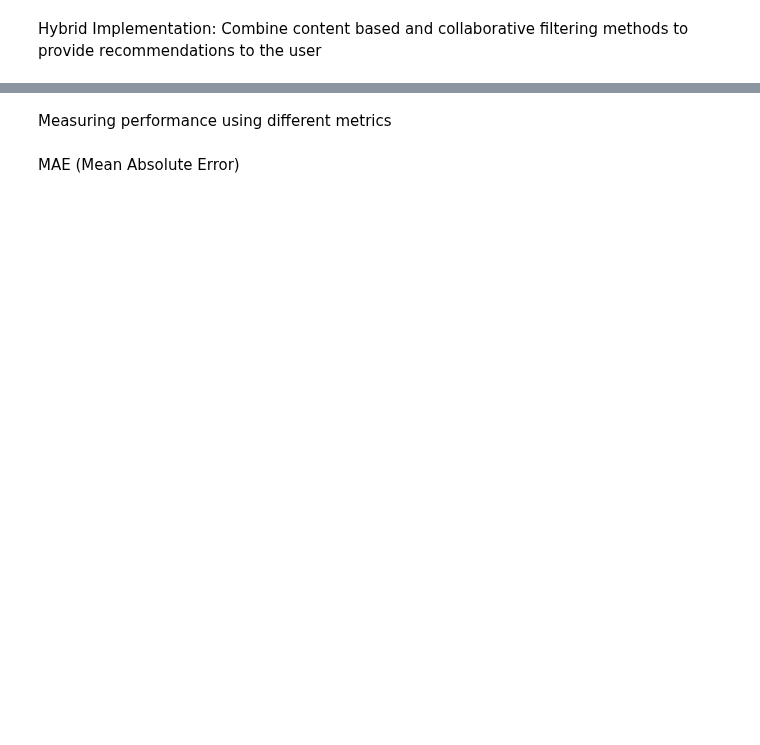
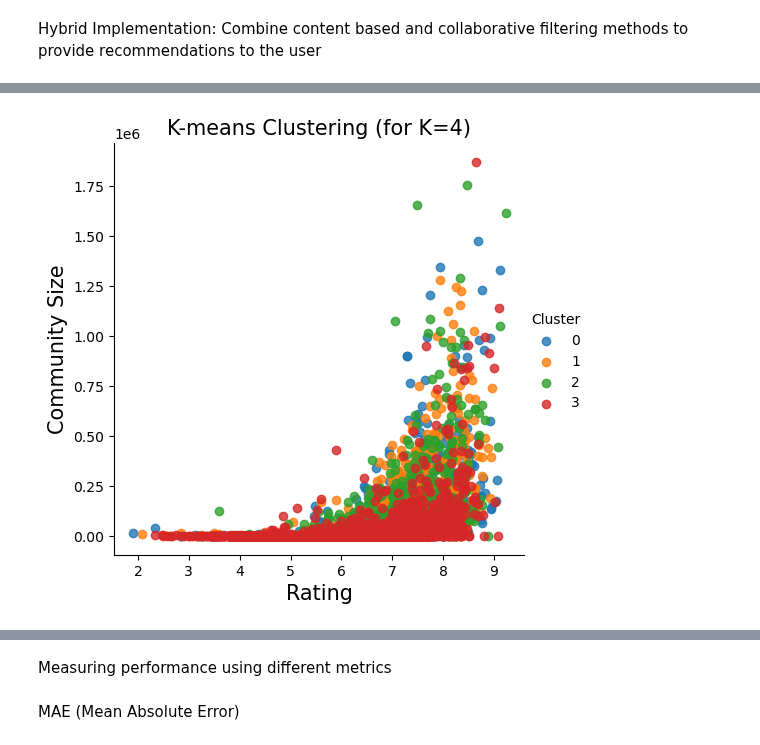
Before and after one commit to Haaris-Syed/AnimeRecommender, a Jupyter notebook: AnimeDataset-Preprocessing.ipynb, the cells around one changed output, grey strips where cells are left out. Drawn from its saved outputs; the diff is of its cells as text; code cells hidden in the pictures; blank space fills up the shorter version.

```diff
--- a/AnimeDataset-Preprocessing.ipynb
+++ b/AnimeDataset-Preprocessing.ipynb
@@ -518,0 +599,9 @@ combined_recommendations('Shingeki no Kyojin')
+# %%
+kmeans = KMeans(n_clusters=4, random_state=42, n_init=10)
+anime_clusters = kmeans.fit_predict(clustering_features)
+anime_clusters_visual = kmeans.fit(clustering_features)
+# %%
+anime_with_clusters = anime_df.copy()
+
+anime_with_clusters['Cluster'] = anime_clusters_visual.labels_
+anime_with_clusters.head()
@@ -518,0 +664,15 @@ combined_recommendations('Shingeki no Kyojin')
+# %%
+import seaborn as sns
+
+sns.lmplot(x = 'rating', y = 'members', data = anime_with_clusters, hue = 'Cluster', fit_reg = False)
+
+# set the axes and plot labels
+# set the font size using 'fontsize'
+plt.title('K-means Clustering (for K=4)', fontsize = 15)
+plt.ylabel('Community Size', fontsize = 15)
+plt.xlabel('Rating', fontsize = 15)
+
+# display the plot
+plt.show()
+# %% [output]
+[figure, added]
```
Also changed, not shown: parts of 34 cells of this notebook.
